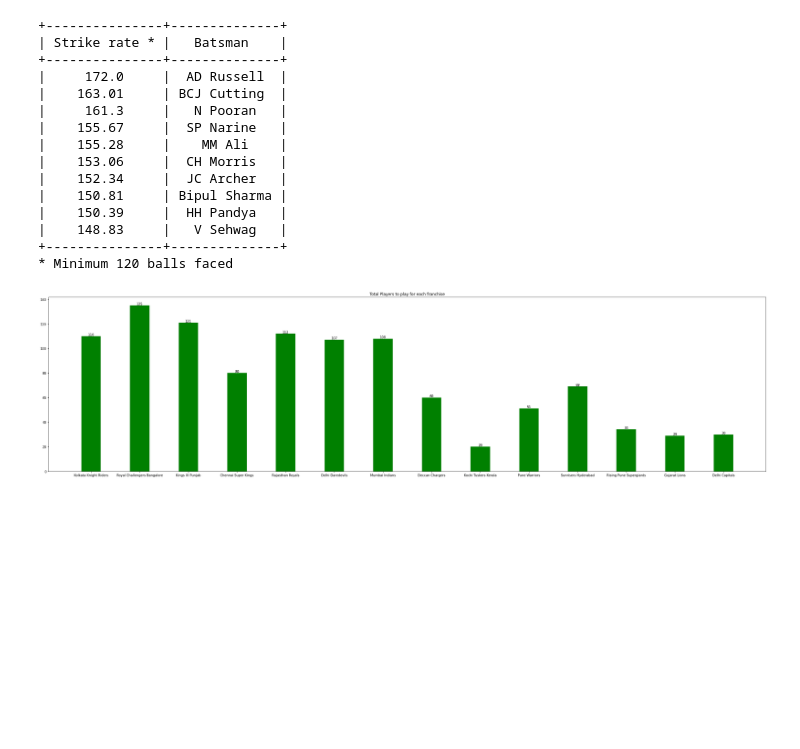
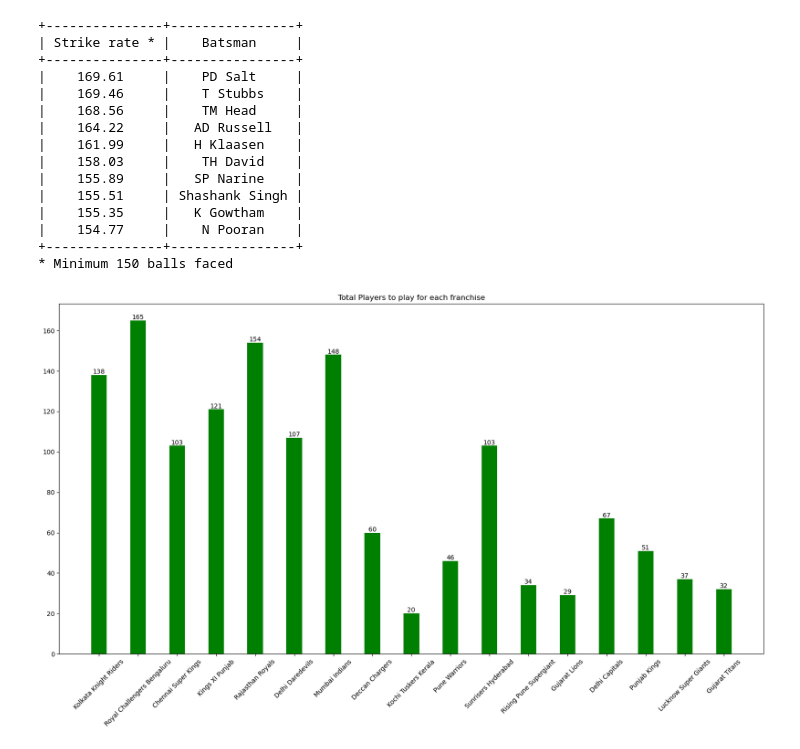
Before and after one commit to MehulBafna/Indian-Premier-League-in-depth-data-analysis-, a Jupyter notebook: Indian Premier League(in depth analysis).ipynb, the cells around one changed output. Cells and saved outputs as stored; diff of their text form; code cells hidden in the pictures; blank space fills up the shorter version.

```diff
--- a/Indian Premier League(in depth analysis).ipynb
+++ b/Indian Premier League(in depth analysis).ipynb
@@ -154,3 +101,5 @@ df1['Year'][178958:193468][pd.isna(df1['Year'])==True]=2020
+# %%
+df1['Year'] = df1['match_id'].map(mydict)
 # %%
 #Filling the missing values appropriately in fielder, player_dismissed, dismissal_kind and extras_type column
 df1.loc[pd.isna(df1['player_dismissed'])==True,'fielder']='Not dismissed'
@@ -269,25 +272,24 @@ Purple cap: AJ Tye
 # %%
 #Most runs and wickets against a particular team
-x = list(df1['batsman'].unique())
+x = df1['batter'].unique()
 Most_runs = []
 
-for i in list(df1['bowling_team'].unique()):
+for i in df1['bowling_team'].unique():
     O = []
     for j in x:
-        O.append((int(df1[(df1['batsman']==j) & (df1['bowling_team']==i)]['batsman_runs'].sum()),j,i))
-    O.sort()
-    Most_runs.append(O[-1])
+        O.append((int(df1[(df1['batter']==j) & (df1['bowling_team']==i)]['batsman_runs'].sum()),j,i))
 
-y = list(df1['bowler'].unique())
+    Most_runs.append(max(O))
+
+y = df1['bowler'].unique()
 Most_wickets = []
 
-for l in list(df1['batting_team'].unique()):
+for l in df1['batting_team'].unique():
     P = []
     for k in y:
         P.append((int(df1[(df1['bowler']==k) & (df1['batting_team']==l) & (df1['dismissal_kind']!='run out') & (df1['dismissal_kind']!='retired hurt')\
         & (df1['dismissal_kind']!='obstructing the field')]['is_wicket'].sum()),k,l))
-    P.sort()
-    Most_wickets.append(P[-1])
+    Most_wickets.append(max(P))
 
 Most_runs.sort(reverse=True)
 Most_wickets.sort(reverse=True)
@@ -337,8 +337,8 @@ print(tabulate(Most_wickets, headers='firstrow',tablefmt="pretty"))
 # %%
 #Most sixes and fours in IPL (individual)
 Most_sixes_with_batsman = []
-for i in list(df1['batsman'].unique()):
-    Most_sixes_with_batsman.append((int(df1[(df1['batsman']==i) & (df1['batsman_runs']==6)]['batsman_runs'].sum()/6),i))
+for i in df1['batter'].unique():
+    Most_sixes_with_batsman.append((int(df1[(df1['batter']==i) & (df1['batsman_runs']==6)]['batsman_runs'].sum()/6),i))
 Most_sixes_with_batsman.sort(reverse=True)
 fig = plt.figure(figsize = (12, 5))
 Most_sixes = []
@@ -354,13 +354,13 @@ for BAR in BARS:
     plt.text(BAR.get_x() + BAR.get_width() / 2.0, BAR.get_height(), f'{BAR.get_height():.0f}', ha='center', va='bottom')
 
 plt.ylabel("No. of sixes")
-plt.title("Most sixes in IPL (till season 2019-20)")
+plt.title("Most sixes in IPL ")
 plt.show()
 
 #Most fours in IPL
 Most_fours_with_batsman = []
-for i in list(df1['batsman'].unique()):
-    Most_fours_with_batsman.append((int(df1[(df1['batsman']==i) & (df1['batsman_runs']==4)]['batsman_runs'].sum()/4),i))
+for i in df1['batter'].unique():
+    Most_fours_with_batsman.append((int(df1[(df1['batter']==i) & (df1['batsman_runs']==4)]['batsman_runs'].sum()/4),i))
 Most_fours_with_batsman.sort(reverse=True)
 # creating the bar plot
 fig = plt.figure(figsize = (12, 5))
@@ -373,6 +373,6 @@ BARS = plt.bar(Batsman[0:10], Most_fours[0:10], color ='green',width = 0.4)
 for BAR in BARS:
     plt.text(BAR.get_x() + BAR.get_width() / 2.0, BAR.get_height(), f'{BAR.get_height():.0f}', ha='center', va='bottom')
 plt.ylabel("No. of fours")
-plt.title("Most fours in IPL (till season 2019-20)")
+plt.title("Most fours in IPL ")
 plt.show()
 # %% [output]
@@ -382,55 +382,57 @@ plt.show()
 #Best strike rate
 Best_strike_rate = []
 for j in x:
-    Best_strike_rate.append((round((int(df1[(df1['batsman']==j) &  (int(df1[(df1['batsman']==j) ]['ball'].count()) >120)]['batsman_runs'].sum())/\
-    int(df1[(df1['batsman']==j) ]['ball'].count()))*100,2),j))
+    Best_strike_rate.append((round((int(df1[(df1['batter']==j) &  (int(df1[(df1['batter']==j) ]['ball'].count()) >150)]['batsman_runs'].sum())/\
+    int(df1[(df1['batter']==j) ]['ball'].count()))*100,2),j))
 Best_strike_rate.sort(reverse=True)
 
 Best_strike_rate.insert(0,('Strike rate *','Batsman'))
 print(tabulate(Best_strike_rate[0:11], headers='firstrow',tablefmt="pretty"))
-print('* Minimum 120 balls faced')
+print('* Minimum 150 balls faced')
 # %% [output]
-+---------------+--------------+
-| Strike rate * |   Batsman    |
-+---------------+--------------+
-|     172.0     |  AD Russell  |
-|    163.01     | BCJ Cutting  |
-|     161.3     |   N Pooran   |
-|    155.67     |  SP Narine   |
-|    155.28     |    MM Ali    |
-|    153.06     |  CH Morris   |
-|    152.34     |  JC Archer   |
-|    150.81     | Bipul Sharma |
-|    150.39     |  HH Pandya   |
-|    148.83     |   V Sehwag   |
-+---------------+--------------+
-* Minimum 120 balls faced
++---------------+----------------+
+| Strike rate * |    Batsman     |
++---------------+----------------+
+|    169.61     |    PD Salt     |
+|    169.46     |    T Stubbs    |
+|    168.56     |    TM Head     |
+|    164.22     |   AD Russell   |
+|    161.99     |   H Klaasen    |
+|    158.03     |    TH David    |
+|    155.89     |   SP Narine    |
+|    155.51     | Shashank Singh |
+|    155.35     |   K Gowtham    |
+|    154.77     |    N Pooran    |
++---------------+----------------+
+* Minimum 150 balls faced
 # %%
 #Total players to play for each franchise
 Players_with_team = []
 for i in list(df1['batting_team'].unique()):
-    Players_with_team.append((list(df1['batsman'][(df1['batting_team']==i)].unique())+list(df1['bowler'][(df1['bowling_team']==i)].unique()),i))
+    Players_with_team.append((list(df1['batter'][(df1['batting_team']==i)].unique())+list(df1['bowler'][(df1['bowling_team']==i)].unique()),i))
 
 Unique_players_with_team = []
 for i in Players_with_team:
     Players = []
     for j in i[0]:
         if j not in Players:
             Players.append(j)
     Unique_players_with_team.append((len(Players),i[1]))
-fig = plt.figure(figsize = (40, 10))
+fig = plt.figure(figsize = (20, 10))
 Total_players = []
 Team = []
 for i in Unique_players_with_team:
     Total_players.append(i[0])
     Team.append(i[1])
 BARS = plt.bar(Team, Total_players, color ='green',width = 0.4)
 for BAR in BARS:
     plt.text(BAR.get_x() + BAR.get_width() / 2.0, BAR.get_height(), f'{BAR.get_height():.0f}', ha='center', va='bottom')
+
+plt.xticks(rotation=45)
 plt.title("Total Players to play for each franchise")
 plt.show()
 # %% [output]
-[figure, old version]
+[figure, new version]
 # %%
 #Ratio of balls faced and boundaries scored(individual)
 Balls_per_boundary = []
```
Also changed, not shown: parts of 30 cells of this notebook.
